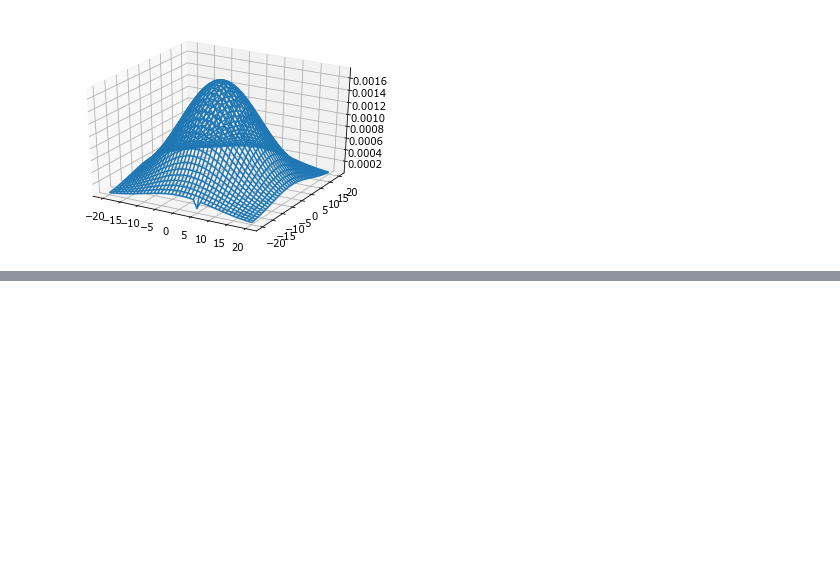
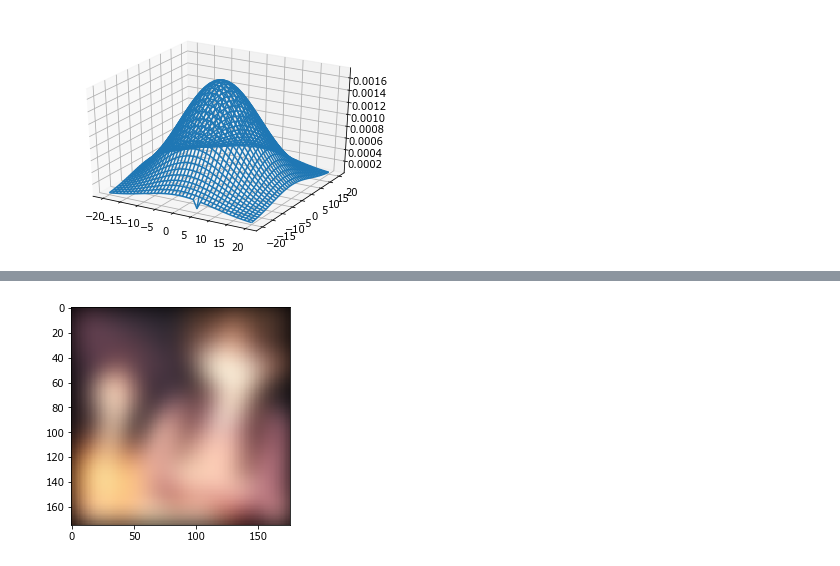
Before and after one commit to yexxyy/jupyter_notebook, a Jupyter notebook: 工具学习/matplotlib.ipynb, the cells around one changed output, grey strips where cells are left out. Saved outputs shown, nothing was run; the diff lists cells and outputs as text; code cells hidden in the pictures; blank space fills up the shorter version.

```diff
--- a/工具学习/matplotlib.ipynb
+++ b/工具学习/matplotlib.ipynb
@@ -194,17 +193,19 @@ NameError: name 'img_copy' is not defined
 # %%
 #https://docs.scipy.org/doc/scipy/reference/generated/scipy.signal.convolve2d.html
-red=scipy.signal.convolve2d(img[:,:,0],weights,mode='valid')
-green=scipy.signal.convolve2d(img[:,:,1],weights,mode='valid')
-blue=scipy.signal.convolve2d(img[:,:,2],weights,mode='valid')
+red=scipy.signal.convolve2d(img[:,:,0],weights,mode='same')
+green=scipy.signal.convolve2d(img[:,:,1],weights,mode='same')
+blue=scipy.signal.convolve2d(img[:,:,2],weights,mode='same')
 
 gaus_img=np.zeros([len(red),len(red[0]),3])
 gaus_img[:,:,0]=red
 gaus_img[:,:,1]=green
 gaus_img[:,:,2]=blue
 
 fig, ax = plt.subplots()
 imgplot=plt.imshow(gaus_img)
 plt.show()
+# %% [output]
+[figure, added]
 # %%
 #与PIL实现的效果对比
 import PIL.Image
```
Also changed, not shown: parts of 2 cells of this notebook, 2 other files.
